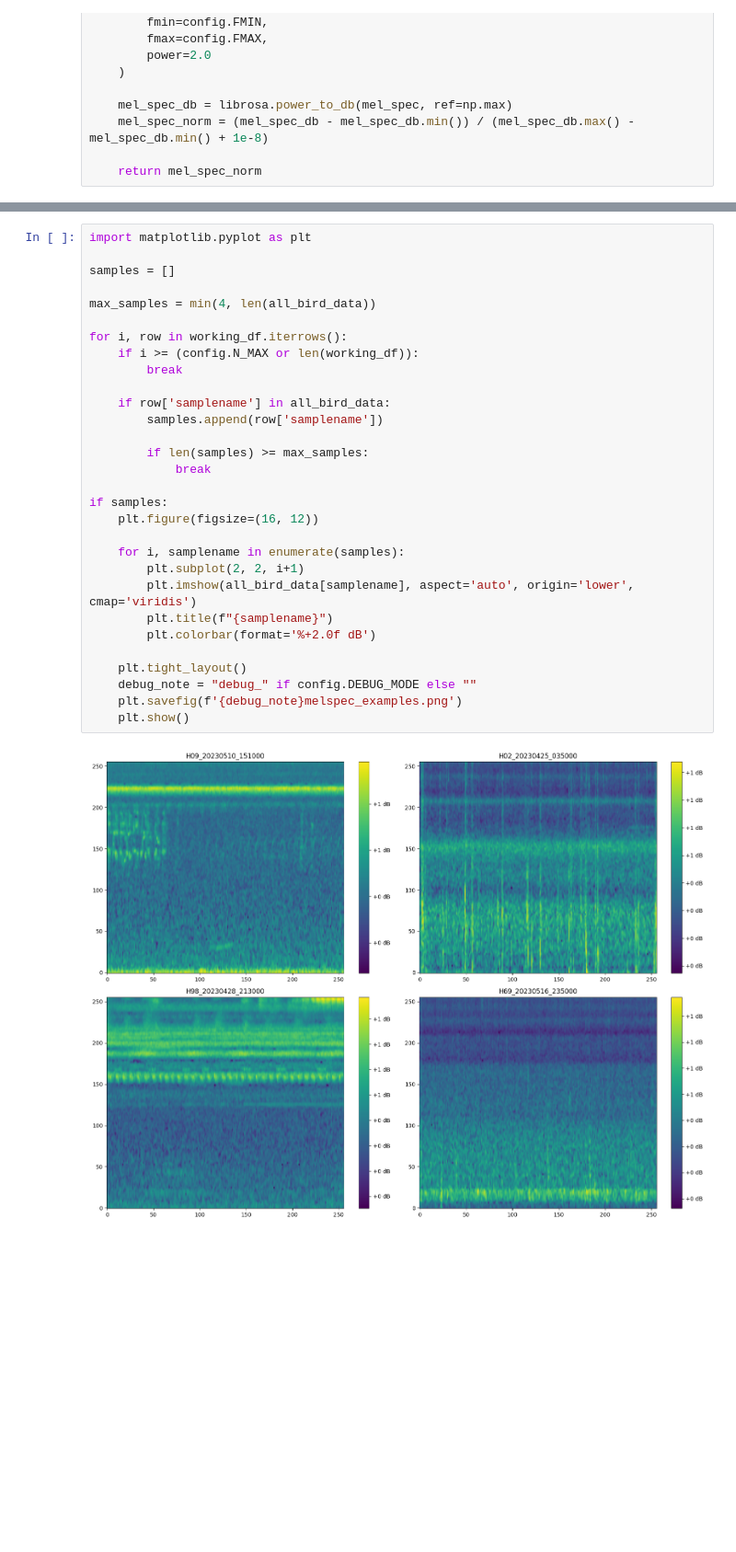
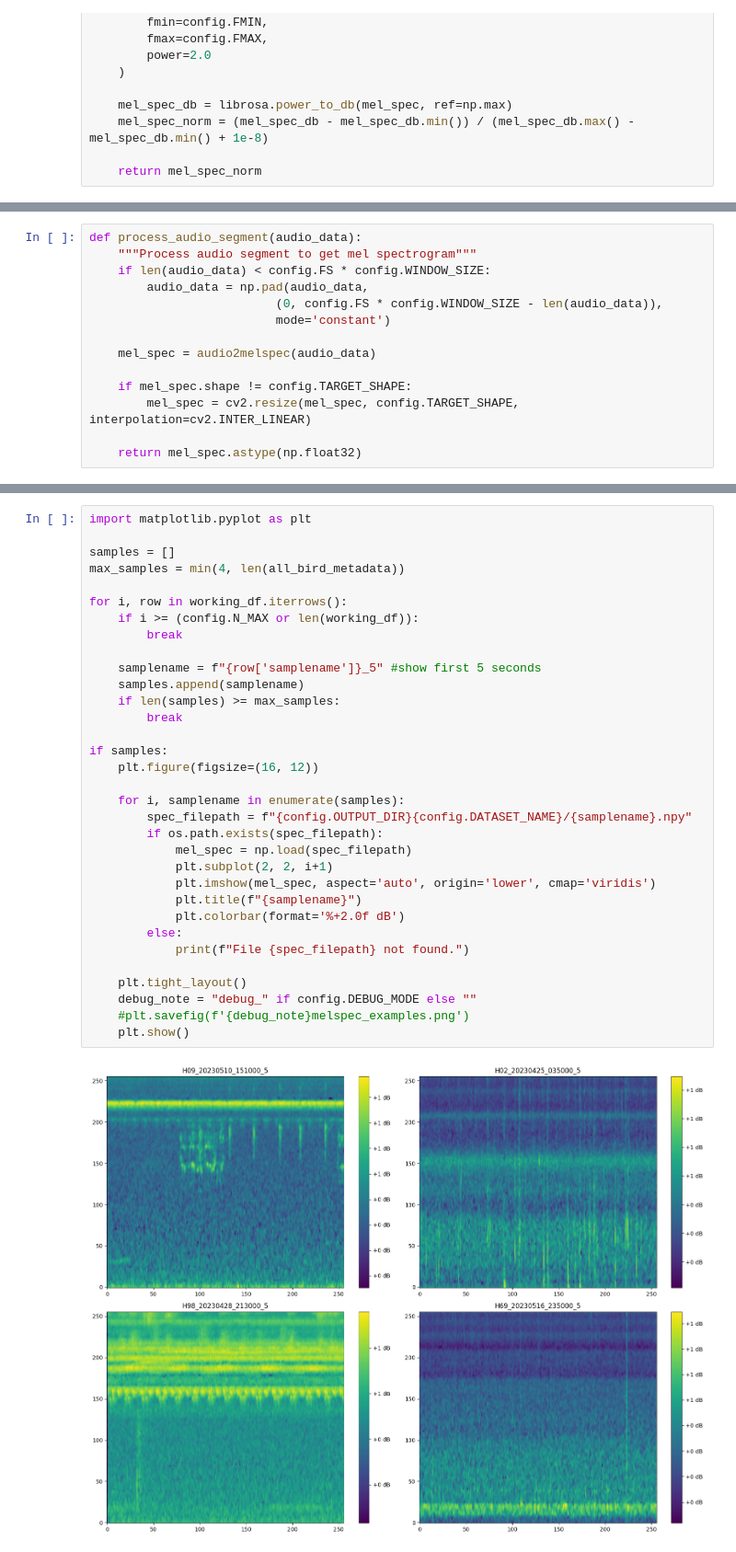
Before and after one commit to KohlensaeureJunk/Kaggle-BirdCLEF-2025, a Jupyter notebook: transforming-unlabelled-audio-to-mel-spec-birdclef-25.ipynb, the cells around one changed output, grey strips where cells are left out. Shown at 92% size. Saved outputs shown, nothing was run; the diff lists cells and outputs as text; blank space fills up the shorter version.

Commit message:
soundscape preprocessing for all 5s intervals

```diff
--- a/transforming-unlabelled-audio-to-mel-spec-birdclef-25.ipynb
+++ b/transforming-unlabelled-audio-to-mel-spec-birdclef-25.ipynb
@@ -136,0 +78,14 @@ Processed data saved to archive/train_soundscapes_mel_spec_5_256_256.npy
+# %%
+def process_audio_segment(audio_data):
+    """Process audio segment to get mel spectrogram"""
+    if len(audio_data) < config.FS * config.WINDOW_SIZE:
+        audio_data = np.pad(audio_data,
+                          (0, config.FS * config.WINDOW_SIZE - len(audio_data)),
+                          mode='constant')
+
+    mel_spec = audio2melspec(audio_data)
+
+    if mel_spec.shape != config.TARGET_SHAPE:
+        mel_spec = cv2.resize(mel_spec, config.TARGET_SHAPE, interpolation=cv2.INTER_LINEAR)
+
+    return mel_spec.astype(np.float32)
@@ -137,32 +163,35 @@ Processed data saved to archive/train_soundscapes_mel_spec_5_256_256.npy
 # %%
 import matplotlib.pyplot as plt
 
 samples = []
-
-max_samples = min(4, len(all_bird_data))
+max_samples = min(4, len(all_bird_metadata))
 
 for i, row in working_df.iterrows():
     if i >= (config.N_MAX or len(working_df)):
         break
 
-    if row['samplename'] in all_bird_data:
-        samples.append(row['samplename'])
-
-        if len(samples) >= max_samples:
-            break
+    samplename = f"{row['samplename']}_5" #show first 5 seconds
+    samples.append(samplename)
+    if len(samples) >= max_samples:
+        break
 
 if samples:
     plt.figure(figsize=(16, 12))
 
     for i, samplename in enumerate(samples):
-        plt.subplot(2, 2, i+1)
-        plt.imshow(all_bird_data[samplename], aspect='auto', origin='lower', cmap='viridis')
-        plt.title(f"{samplename}")
-        plt.colorbar(format='%+2.0f dB')
+        spec_filepath = f"{config.OUTPUT_DIR}{config.DATASET_NAME}/{samplename}.npy"
+        if os.path.exists(spec_filepath):
+            mel_spec = np.load(spec_filepath)
+            plt.subplot(2, 2, i+1)
+            plt.imshow(mel_spec, aspect='auto', origin='lower', cmap='viridis')
+            plt.title(f"{samplename}")
+            plt.colorbar(format='%+2.0f dB')
+        else:
+            print(f"File {spec_filepath} not found.")
 
     plt.tight_layout()
     debug_note = "debug_" if config.DEBUG_MODE else ""
-    plt.savefig(f'{debug_note}melspec_examples.png')
+    #plt.savefig(f'{debug_note}melspec_examples.png')
     plt.show()
 # %% [output]
-[figure, old version]
+[figure, new version]
```
Also changed, not shown: parts of 5 cells of this notebook, 1 other file.
